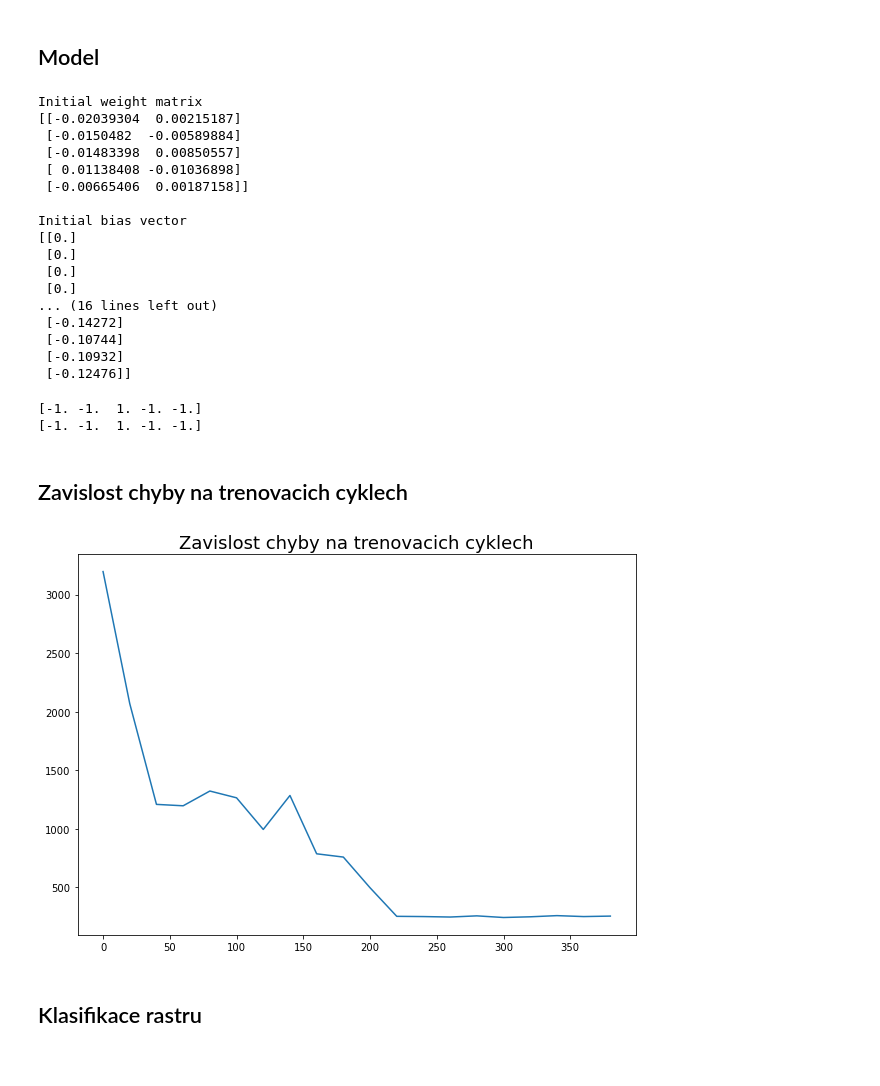
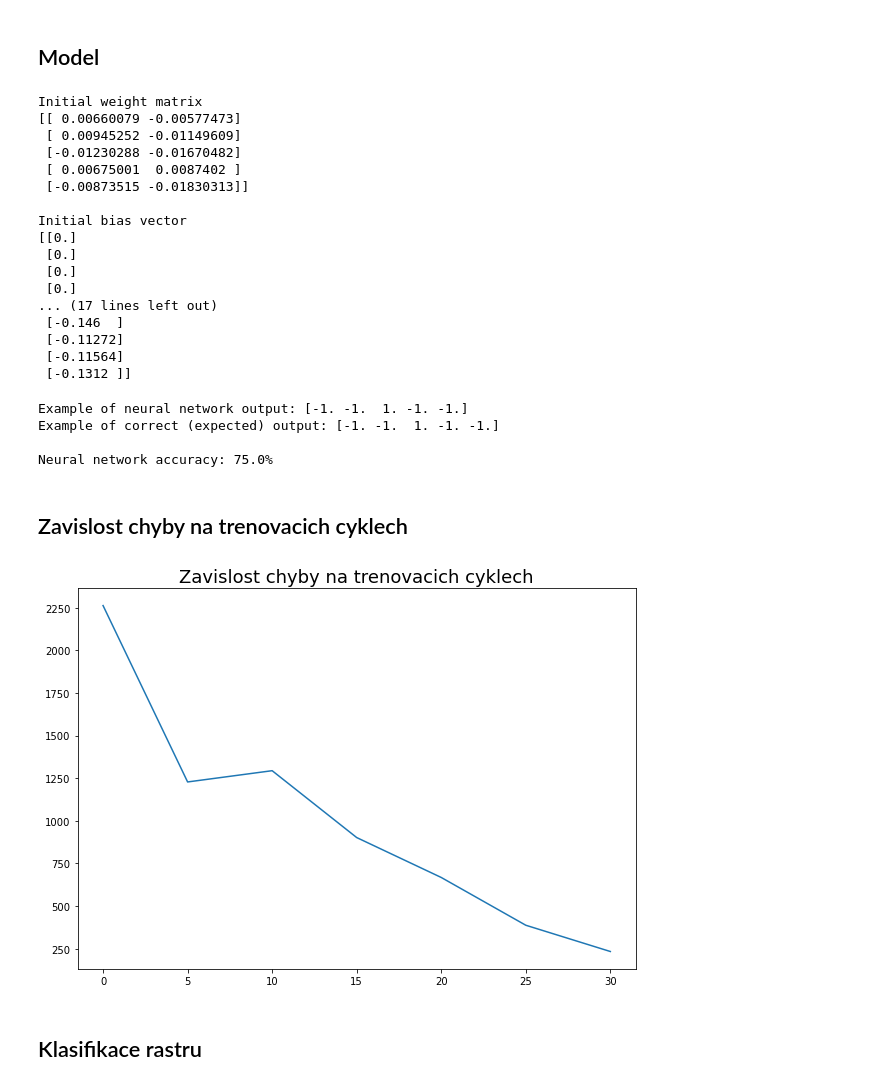
Before and after one commit to fmajer/NSES_SP, a Jupyter notebook: nn_1_layer.ipynb, the cells around one changed output. Drawn from its saved outputs; the diff is of its cells as text; code cells hidden in the pictures.

```diff
--- a/nn_1_layer.ipynb
+++ b/nn_1_layer.ipynb
@@ -158,10 +159,19 @@ print(E)
 ### Backward propagation
 # %%
 def backward_propagation(A, Y, X):
+    """
+    Argument:
+    A - output of neural network
+    Y - correct label
+    X - input data
+
+    Returns:
+    derivations of W and b -> dW and db
+    """
     m = X.shape[1]
 
     dZ = Y - A
-    dW = (1/m) * np.dot(dZ,X.T)
+    dW = (1/m) * np.dot(dZ,X.T) # (1/m) tam byt nemusi, v podstate mi staci ten learning rate upravovat
     db = (1/m) * (np.sum(dZ,axis=1,keepdims=True))
     return dW, db
 # %%
@@ -195,10 +217,9 @@ print(b.shape)
 # %% [markdown]
 ## Model
 # %%
-def nn_model(X, Y, learning_rate, num_iterations, print_cost):
+def nn_model(X, Y, learning_rate, num_iterations, print_cost, lowest_accept_error):
 
     cost_list = []
-    lowest_accept_error = 0
 
     W, b = initialize_parameters(2,5)
     print("Initial weight matrix \n" + str(W) + "\n")
@@ -219,7 +240,7 @@ def nn_model(X, Y, learning_rate, num_iterations, print_cost):
         if print_cost and i % 100 == 0:
             print ("Cost after iteration %i: %f" %(i, cost))
 
-        if cost <= lowest_accept_error: # NUTNO ZMENIT PRO DANA DATA
+        if cost <= lowest_accept_error:
             cost_list.append(cost)
 
             print("\n" + "Neural network has been trained after %i iterations \n" %i)
@@ -237,63 +258,74 @@ def nn_model(X, Y, learning_rate, num_iterations, print_cost):
 
     return W, b, cost_list
 # %%
-W, b, cost_list = nn_model(X, Y, learning_rate=0.01, num_iterations=100, print_cost=True)
-
+W, b, cost_list = nn_model(X, Y, learning_rate=0.01, num_iterations=200,
+                           print_cost=True, lowest_accept_error=240)
 
 #   DATA1
 #learning rate = 0.1
 #lowest_accept_error = 0
-#num_iterations = 1000, ale skonci to tak po 700,800
-#pro vykreslovani - i % 20 nebo 50
+#num_iterations = 1000, ale skonci to tak po 800
+#pro vykreslovani - i % 10 nebo 20
 
 #   DATA2
 #learning rate = 0.01
 #lowest_accept_error = 240
-#num_iterations = 100 staci, ale nedokonverguje to, nejlepsi error je tak 240
+#num_iterations = 100 staci, ale nedokonverguje to, nejlepsi error je tak 230, kdyz to necham fakt dlouho
 #pro vykreslovani - i % 5
 # %% [output]
 Initial weight matrix
-[[-0.02039304  0.00215187]
- [-0.0150482  -0.00589884]
- [-0.01483398  0.00850557]
- [ 0.01138408 -0.01036898]
- [-0.00665406  0.00187158]]
+[[ 0.00660079 -0.00577473]
+ [ 0.00945252 -0.01149609]
+ [-0.01230288 -0.01670482]
+ [ 0.00675001  0.0087402 ]
+ [-0.00873515 -0.01830313]]
 
 Initial bias vector
 [[0.]
  [0.]
  [0.]
  [0.]
-... (16 lines left out)
- [-0.14272]
- [-0.10744]
- [-0.10932]
- [-0.12476]]
+... (17 lines left out)
+ [-0.146  ]
+ [-0.11272]
+ [-0.11564]
+ [-0.1312 ]]
 # %%
 A = forward_propagation(X, W, b)
-print(A[:,220])
-print(Y[:,220])
+print("Example of neural network output: " + str(A[:,220]))
+print("Example of correct (expected) output: " + str(Y[:,220]) + "\n")
+
+# print(A == Y)
+correct_outputs = 0
+for i in range(A.shape[1]):
+    if np.array_equal(A[:,i],Y[:,i]):
+        correct_outputs += 1
+
+accuracy = correct_outputs / A.shape[0]
+print("Neural network accuracy: " + str(round(accuracy,2)) + "%")
 # %% [output]
-[-1. -1.  1. -1. -1.]
-[-1. -1.  1. -1. -1.]
+Example of neural network output: [-1. -1.  1. -1. -1.]
+Example of correct (expected) output: [-1. -1.  1. -1. -1.]
+
+Neural network accuracy: 75.0%
 # %% [markdown]
 ## Zavislost chyby na trenovacich cyklech
 # %%
 i = range(len(cost_list))
-i = [item * 20 for item in i] # CISLO MUSI SEDET S TIM, CO JE V MODELU
+i = [item * 5 for item in i] # CISLO MUSI SEDET S TIM, CO JE V MODELU
 
 # neberu kazdy error, jinak to osciluje hodne, graf je dost necitelny, neni dobre videt trend
 
 plt.figure(figsize=(10, 7))
 plt.plot(i, cost_list)
 plt.title("Zavislost chyby na trenovacich cyklech", fontsize=18)
 ax = plt.gca()
 ax.set_facecolor('white')
 
 plt.savefig('obr/nn_1layer_error_data2') # NUTNO ZMENIT PRO DANA DATA
 plt.show()
 # %% [output]
-[figure, old version]
+[figure, new version]
 # %% [markdown]
 ## Klasifikace rastru
 # %%
```
Also changed, not shown: parts of 8 cells of this notebook, 10 other files.
